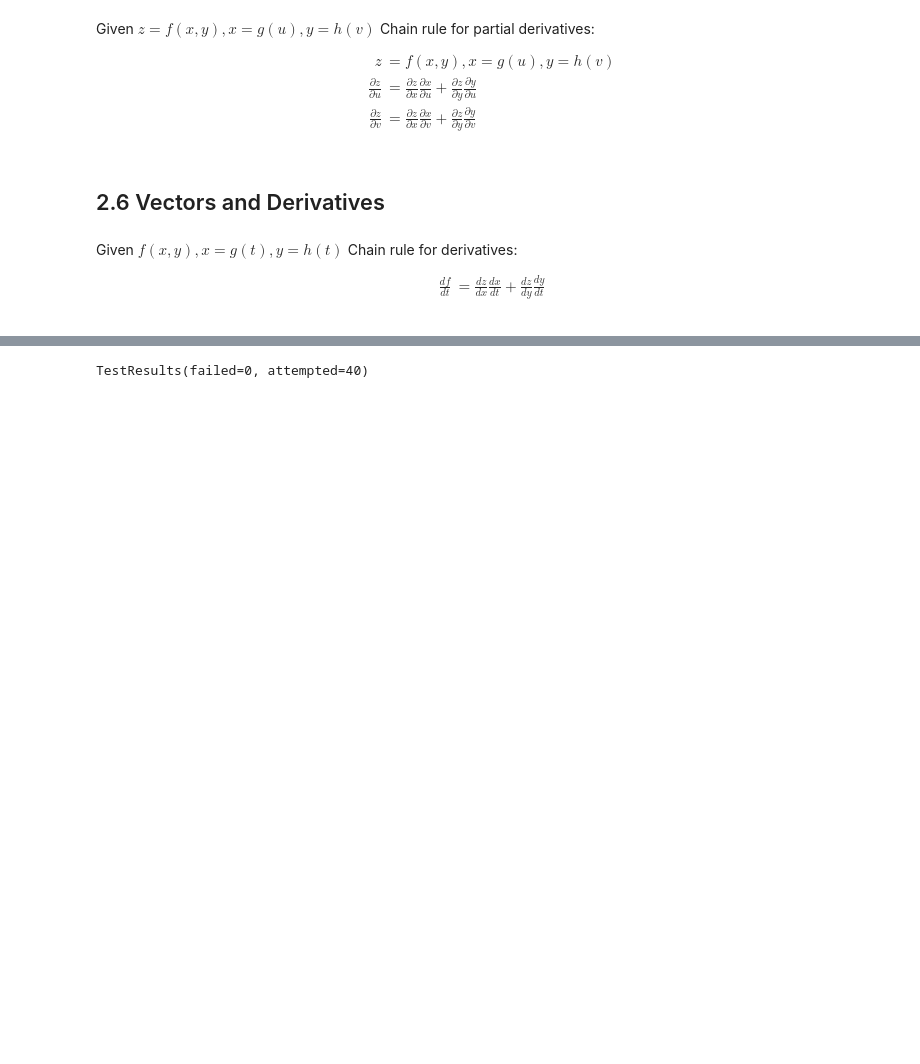
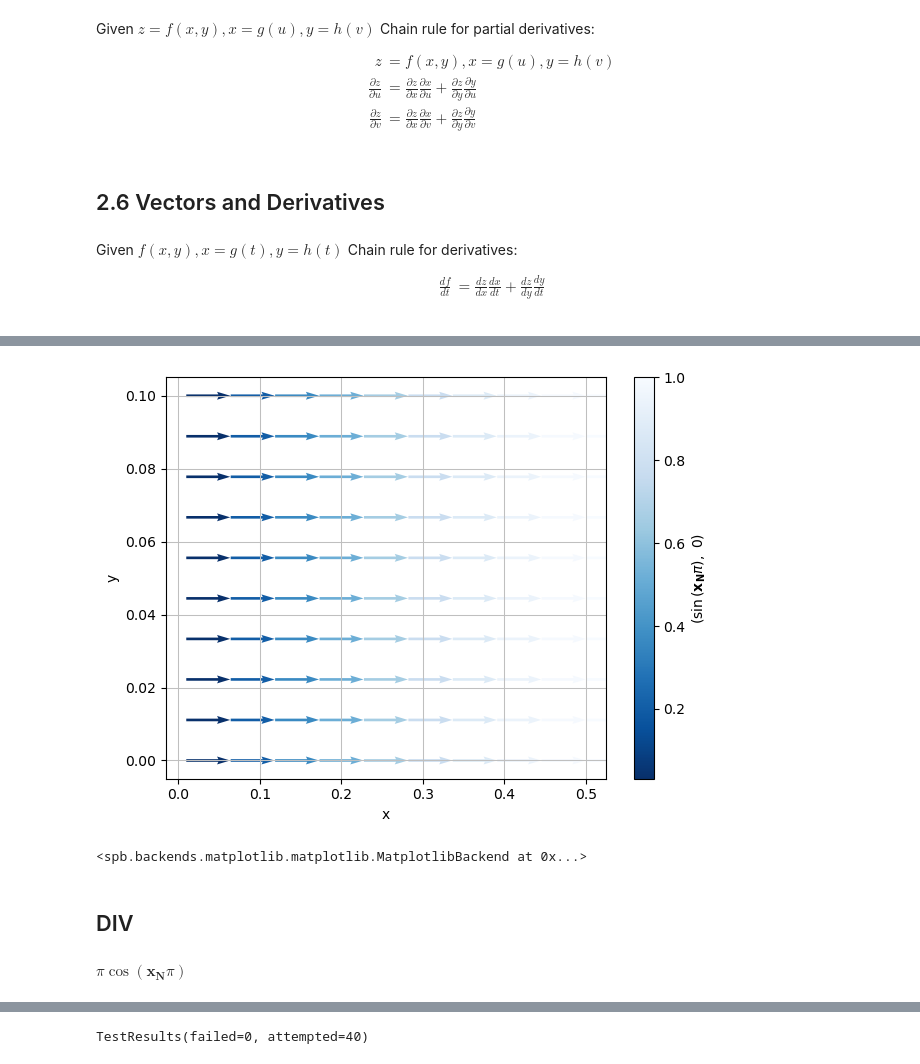
Before and after one commit to JonnyRed/Vectors-and-Tensors, a Jupyter notebook: Section-2-Vector-Operations.ipynb, the cells around one changed output, grey strips where cells are left out. Saved outputs shown, nothing was run; the diff lists cells and outputs as text; code cells hidden in the pictures; blank space fills up the shorter version.

```diff
--- a/Section-2-Vector-Operations.ipynb
+++ b/Section-2-Vector-Operations.ipynb
@@ -383,0 +471,3 @@ Given $f(x, y), x = g(t), y = h(t)$ Chain rule for derivatives:
+# %%
+N = sv.CoordSys3D('N')
+nabla = sv.Del()
@@ -383,0 +479,19 @@ Given $f(x, y), x = g(t), y = h(t)$ Chain rule for derivatives:
+# %%
+spb.graphics(
+    spb.vector_field_2d (
+        vec_A.dot(N.i), vec_A.dot(N.j), (N.x, +0.01, +0.5), (N.y, 0.0, +0.1),
+        quiver_kw = {"cmap": "Blues_r", "scale": 10, "headwidth": 3},
+        scalar=False, normalize= True,
+        n=10
+    ),
+    xlabel="x", ylabel="y",
+)
+# %% [output]
+[figure, added]
+<spb.backends.matplotlib.matplotlib.MatplotlibBackend at 0x...>
+# %% [markdown]
+## DIV
+# %%
+nabla.dot(vec_A).doit()
+# %% [output]
+$\displaystyle \pi \cos{\left(\mathbf{{x}_{N}} \pi \right)}$
```
Also changed, not shown: parts of 22 cells of this notebook.
